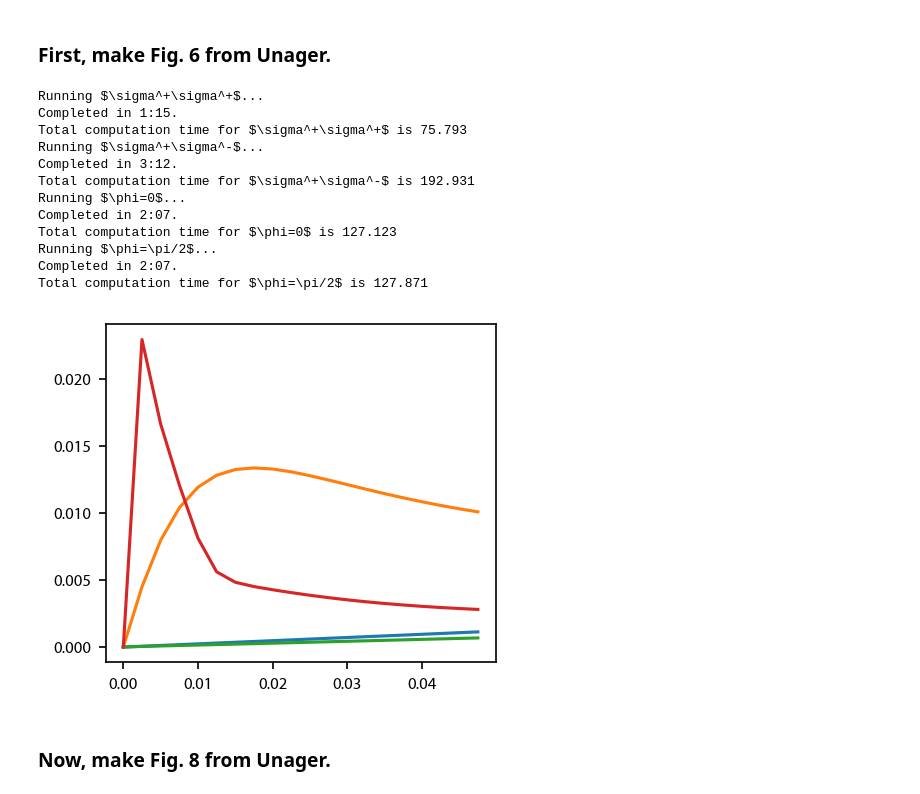
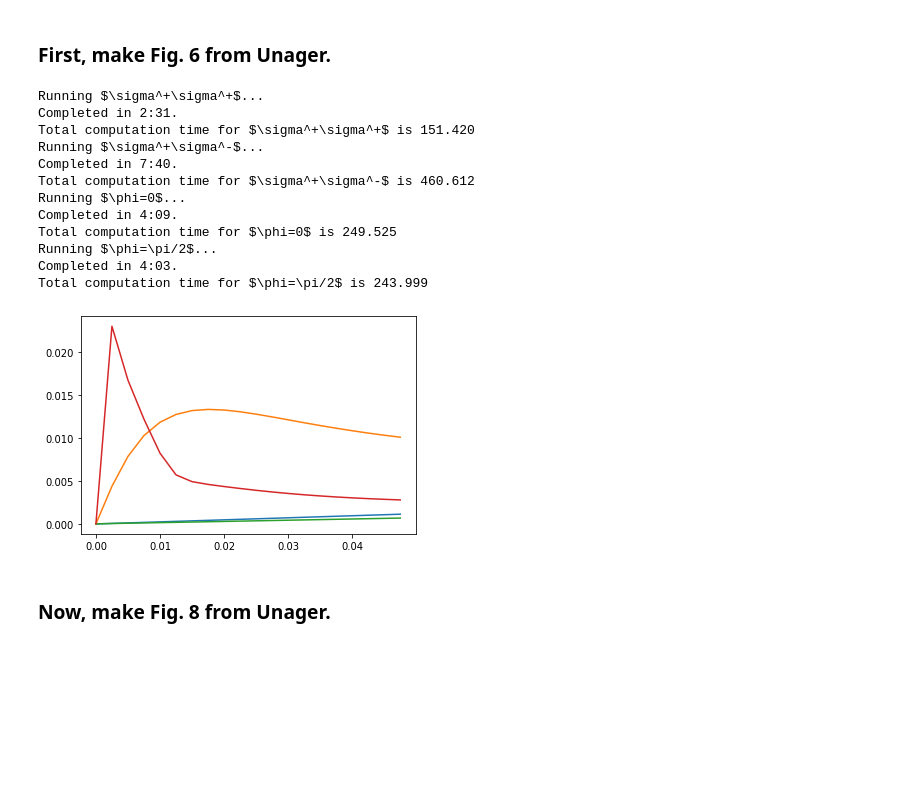
Before and after one commit to JQIamo/pylcp, a Jupyter notebook: examples/forces/molasses/01_F2_to_Fp3_1D_molasses.ipynb, the cells around one changed output. Saved outputs shown, nothing was run; the diff lists cells and outputs as text; code cells hidden in the pictures; blank space fills up the shorter version.

```diff
--- a/examples/forces/molasses/01_F2_to_Fp3_1D_molasses.ipynb
+++ b/examples/forces/molasses/01_F2_to_Fp3_1D_molasses.ipynb
@@ -12,7 +12,7 @@ import matplotlib.pyplot as plt
 import pylcp
 import pylcp.tools
 import time
-plt.style.use('paper')
+#plt.style.use('paper')
 # %% [markdown]
 ### Set up the problem
 # %%
@@ -60,40 +60,40 @@ magField = lambda R: np.zeros(R.shape)
 # %%
 v = np.arange(0.0, 0.05, 0.0025)
 keys_of_interest = ['$\\sigma^+\\sigma^+$', '$\\sigma^+\\sigma^-$',
                     '$\phi=0$', '$\phi=\pi/2$']
 
 for key_i in keys_of_interest:
     print('Running %s' % key_i + '...')
     obe_F2_F3[key_i] = pylcp.obe(laserBeams[key_i], magField, hamiltonian,
                                  transform_into_re_im=True)
 
     tic=time.time()
     obe_F2_F3[key_i].generate_force_profile(
         [np.zeros(v.shape), np.zeros(v.shape), np.zeros(v.shape)],
         [np.zeros(v.shape), np.zeros(v.shape), v],
         name='molasses', deltat_tmax=2*np.pi*1000, deltat_v=4, itermax=1000,
-        rel=1e-6, abs=1e-10, progress_bar=True
+        rel=0.000001, abs=0.0000000001, progress_bar=True
     )
     toc=time.time()
     print('Total computation time for %s is %.3f' % (key_i, toc-tic))
 
 fig, ax = plt.subplots(1, 1, num="Forces; F=2 to F=3")
 for key_i in keys_of_interest:
     ax.plot(v, obe_F2_F3[key_i].profile['molasses'].F[2], label=key_i)
 # %% [output]
 Running $\sigma^+\sigma^+$...
-Completed in 1:15.
-Total computation time for $\sigma^+\sigma^+$ is 75.793
+Completed in 2:31.
+Total computation time for $\sigma^+\sigma^+$ is 151.420
 Running $\sigma^+\sigma^-$...
-Completed in 3:12.
-Total computation time for $\sigma^+\sigma^-$ is 192.931
+Completed in 7:40.
+Total computation time for $\sigma^+\sigma^-$ is 460.612
 Running $\phi=0$...
-Completed in 2:07.
-Total computation time for $\phi=0$ is 127.123
+Completed in 4:09.
+Total computation time for $\phi=0$ is 249.525
 Running $\phi=\pi/2$...
-Completed in 2:07.
-Total computation time for $\phi=\pi/2$ is 127.871
+Completed in 4:03.
+Total computation time for $\phi=\pi/2$ is 243.999
-[figure, old version]
+[figure, new version]
 # %% [markdown]
 ### Now, make Fig. 8 from Unager.
 # %%
```
Also changed, not shown: parts of 2 cells of this notebook, 2 other files.
